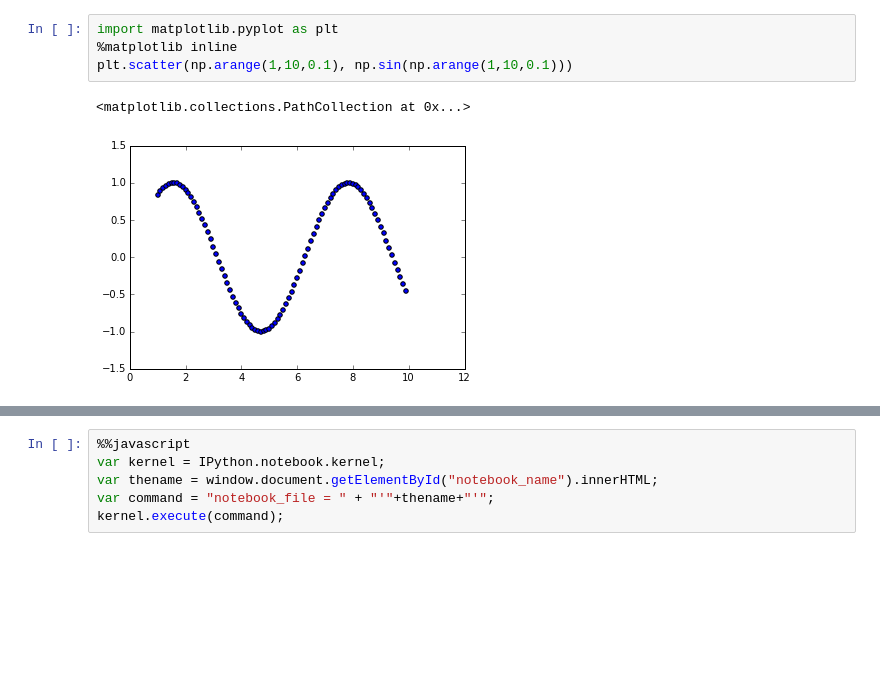
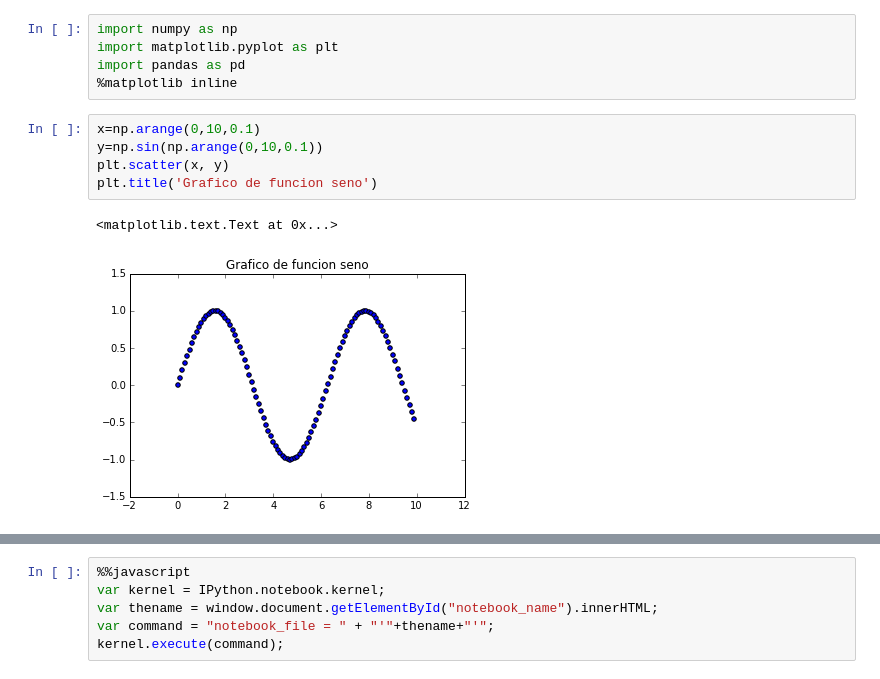
Before and after one commit to rpmunoz/PentaUC, a Jupyter notebook: Astronomia era informacion/Taller 4 - Evaluacion 1.ipynb, the cells around one changed output, grey strips where cells are left out. Cells and saved outputs as stored; diff of their text form; blank space fills up the shorter version.

```diff
--- a/Astronomia era informacion/Taller 4 - Evaluacion 1.ipynb
+++ b/Astronomia era informacion/Taller 4 - Evaluacion 1.ipynb
@@ -4,7 +12,13 @@ integrante2 = 'John Doe'
+# %%
+import numpy as np
+import matplotlib.pyplot as plt
+import pandas as pd
+%matplotlib inline
 # %%
-import matplotlib.pyplot as plt
-%matplotlib inline
-plt.scatter(np.arange(1,10,0.1), np.sin(np.arange(1,10,0.1)))
+x=np.arange(0,10,0.1)
+y=np.sin(np.arange(0,10,0.1))
+plt.scatter(x, y)
+plt.title('Grafico de funcion seno')
 # %% [output]
-<matplotlib.collections.PathCollection at 0x...>
+<matplotlib.text.Text at 0x...>
-[figure, old version]
+[figure, new version]
```
Also changed, not shown: parts of 7 cells of this notebook, 1 other file.
